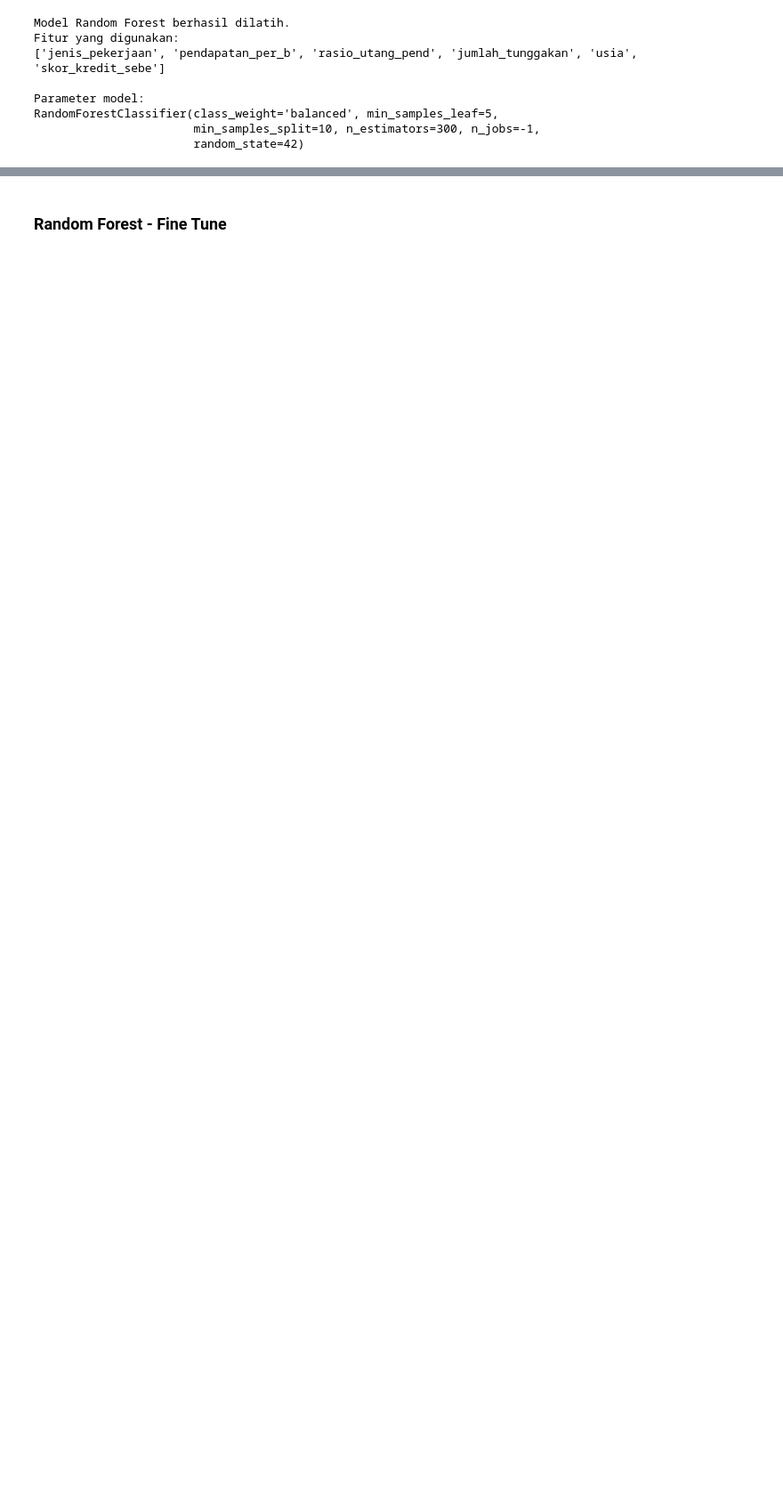
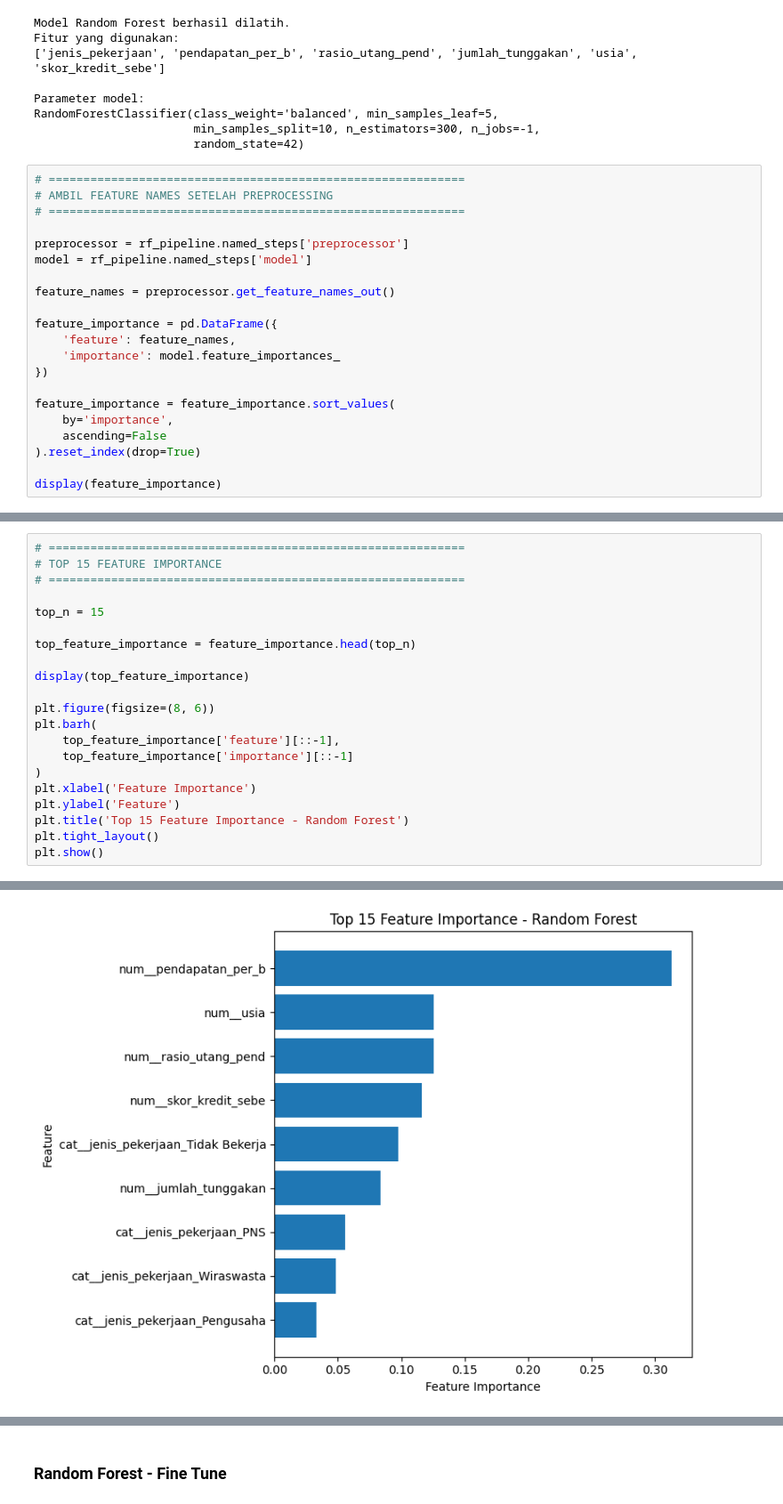
Before and after one commit to andikadibyaa/crs, a Jupyter notebook: backend/crs.ipynb, the cells around one changed output, grey strips where cells are left out. Shown at 89% size. Drawn from its saved outputs; the diff is of its cells as text; blank space fills up the shorter version.

```diff
--- a/backend/crs.ipynb
+++ b/backend/crs.ipynb
@@ -2185,3 +2185,24 @@ Parameter model:
 RandomForestClassifier(class_weight='balanced', min_samples_leaf=5,
                        min_samples_split=10, n_estimators=300, n_jobs=-1,
                        random_state=42)
+# %%
+# ============================================================
+# AMBIL FEATURE NAMES SETELAH PREPROCESSING
+# ============================================================
+
+preprocessor = rf_pipeline.named_steps['preprocessor']
+model = rf_pipeline.named_steps['model']
+
+feature_names = preprocessor.get_feature_names_out()
+
+feature_importance = pd.DataFrame({
+    'feature': feature_names,
+    'importance': model.feature_importances_
+})
+
+feature_importance = feature_importance.sort_values(
+    by='importance',
+    ascending=False
+).reset_index(drop=True)
+
+display(feature_importance)
@@ -2187,0 +2220,22 @@ RandomForestClassifier(class_weight='balanced', min_samples_leaf=5,
+# %%
+# ============================================================
+# TOP 15 FEATURE IMPORTANCE
+# ============================================================
+
+top_n = 15
+
+top_feature_importance = feature_importance.head(top_n)
+
+display(top_feature_importance)
+
+plt.figure(figsize=(8, 6))
+plt.barh(
+    top_feature_importance['feature'][::-1],
+    top_feature_importance['importance'][::-1]
+)
+plt.xlabel('Feature Importance')
+plt.ylabel('Feature')
+plt.title('Top 15 Feature Importance - Random Forest')
+plt.tight_layout()
+plt.show()
+# %% [output]
@@ -2188,3 +2252,4 @@ RandomForestClassifier(class_weight='balanced', min_samples_leaf=5,
+[figure, added]
 # %%
 # ============================================================
 # EVALUASI RANDOM FOREST
```
Also changed, not shown: parts of 3 cells of this notebook.
